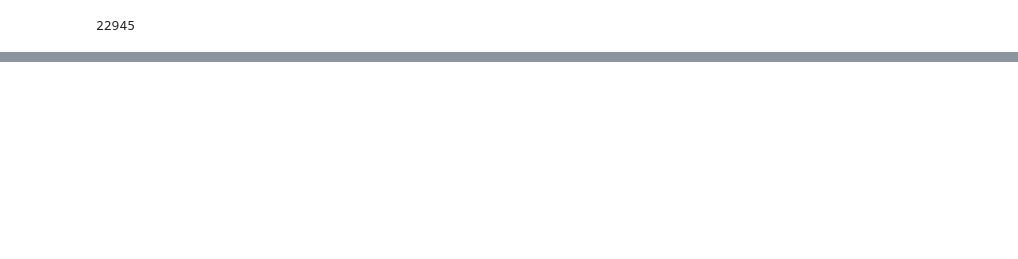
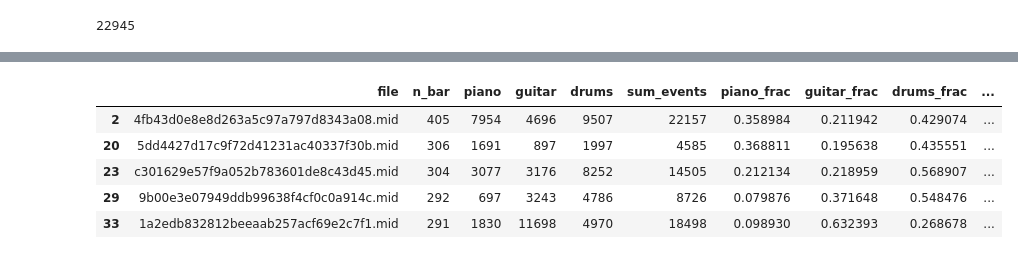
Before and after one commit to s-omranpour/MSG, a Jupyter notebook: data analysis.ipynb, the cells around one changed output, grey strips where cells are left out. Cells and saved outputs as stored; diff of their text form; code cells hidden in the pictures; blank space fills up the shorter version.

```diff
--- a/data analysis.ipynb
+++ b/data analysis.ipynb
@@ -53,0 +58,14 @@ df.to_csv('lmd_data.csv', index=False)
+# %%
+df2['sum_events'] = df2.progress_apply(lambda x: x['piano'] + x['guitar'] + x['drums'], axis=1)
+df2['piano_frac'] = df2.progress_apply(lambda x: x['piano']/ x['sum_events'], axis=1)
+df2['guitar_frac'] = df2.progress_apply(lambda x: x['guitar']/ x['sum_events'], axis=1)
+df2['drums_frac'] = df2.progress_apply(lambda x: x['drums']/ x['sum_events'], axis=1)
+df2['avg_event_per_bar'] = df2.progress_apply(lambda x: x['sum_events']/x['n_bar'], axis=1)
+df2.head()
+# %% [output]
+|  | file | n_bar | piano | guitar | drums | sum_events | piano_frac | guitar_frac | drums_frac | ... |
+| 2 | 4fb43d0e8e8d263a5c97a797d8343a08.mid | 405 | 7954 | 4696 | 9507 | 22157 | 0.358984 | 0.211942 | 0.429074 | ... |
+| 20 | 5dd4427d17c9f72d41231ac40337f30b.mid | 306 | 1691 | 897 | 1997 | 4585 | 0.368811 | 0.195638 | 0.435551 | ... |
+| 23 | c301629e57f9a052b783601de8c43d45.mid | 304 | 3077 | 3176 | 8252 | 14505 | 0.212134 | 0.218959 | 0.568907 | ... |
+| 29 | 9b00e3e07949ddb99638f4cf0c0a914c.mid | 292 | 697 | 3243 | 4786 | 8726 | 0.079876 | 0.371648 | 0.548476 | ... |
+| 33 | 1a2edb832812beeaab257acf69e2c7f1.mid | 291 | 1830 | 11698 | 4970 | 18498 | 0.098930 | 0.632393 | 0.268678 | ... |
```
Also changed, not shown: parts of 9 cells of this notebook, 5 other files.
